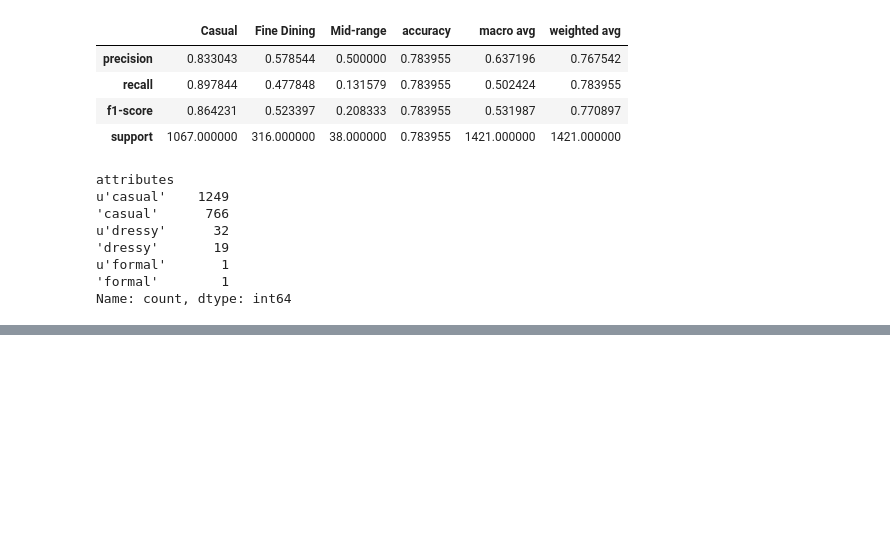
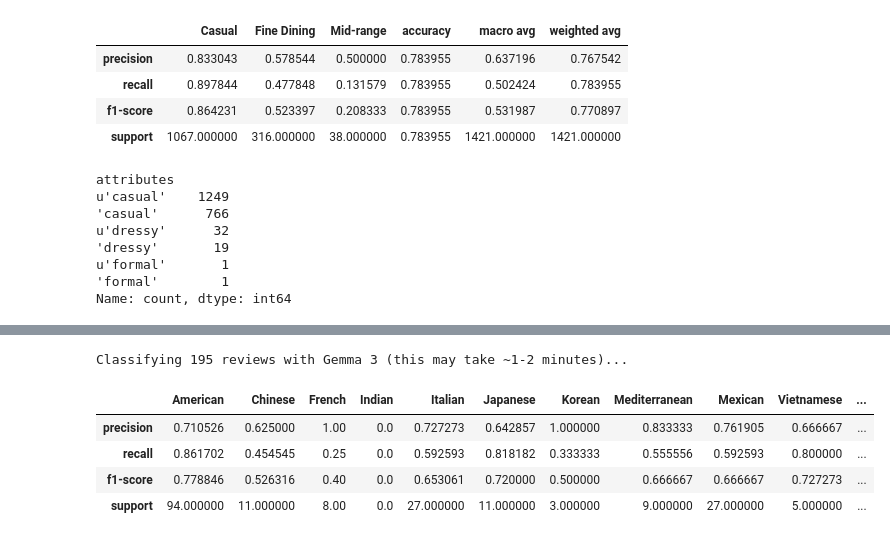
Before and after one commit to vylim/restaurant-text-classification, a Jupyter notebook: project.ipynb, the cells around one changed output, grey strips where cells are left out. Drawn from its saved outputs; the diff is of its cells as text; code cells hidden in the pictures; blank space fills up the shorter version.

Commit message:
zero-shot llm classification

```diff
--- a/project.ipynb
+++ b/project.ipynb
@@ -303,0 +307,54 @@ Name: count, dtype: int64
+# %%
+import os
+from openai import OpenAI
+from dotenv import load_dotenv
+from sklearn.metrics import classification_report
+
+load_dotenv()
+client = OpenAI(
+    api_key=os.environ["API_KEY"],
+    base_url="https://ol.sci.pitt.edu"
+)
+
+CUISINES = ['Chinese', 'Italian', 'Mexican', 'French', 'Japanese', 'Korean', 'Mediterranean', 'Vietnamese', 'American']
+CUISINE_LIST_STR = ', '.join(CUISINES)
+
+def classify_cuisine_llm(review_text):
+    prompt = (
+        f"What cuisine type is this restaurant? "
+        f"Reply with exactly one word from this list: {CUISINE_LIST_STR}. "
+        f"Do not explain — just the single word.\n\n"
+        f"Review: {review_text[:500]}"
+    )
+    response = client.chat.completions.create(
+        model="gemma3",
+        messages=[{"role": "user", "content": prompt}],
+        max_tokens=10
+    )
+    pred = response.choices[0].message.content.strip()
+    for cuisine in CUISINES:
+        if cuisine.lower() in pred.lower():
+            return cuisine
+    return pred
+
+# Stratified sample of ~200 from the test set, grouped directly on y_test
+sample_idx = (
+    y_test.groupby(y_test)
+    .apply(lambda g: g.sample(min(len(g), max(1, int(200 * len(g) / len(y_test)))), random_state=42))
+    .index.get_level_values(-1)
+)
+x_sample = x_test.loc[sample_idx]
+y_sample = y_test.loc[sample_idx]
+
+print(f"Classifying {len(x_sample)} reviews with Gemma 3 (this may take ~1-2 minutes)...")
+llm_preds = [classify_cuisine_llm(text) for text in x_sample]
+
+results_llm = pd.DataFrame(classification_report(y_sample, llm_preds, output_dict=True, zero_division=0))
+results_llm
+# %% [output]
+Classifying 195 reviews with Gemma 3 (this may take ~1-2 minutes)...
+|  | American | Chinese | French | Indian | Italian | Japanese | Korean | Mediterranean | Mexican | Vietnamese | ... |
+| precision | 0.710526 | 0.625000 | 1.00 | 0.0 | 0.727273 | 0.642857 | 1.000000 | 0.833333 | 0.761905 | 0.666667 | ... |
+| recall | 0.861702 | 0.454545 | 0.25 | 0.0 | 0.592593 | 0.818182 | 0.333333 | 0.555556 | 0.592593 | 0.800000 | ... |
+| f1-score | 0.778846 | 0.526316 | 0.40 | 0.0 | 0.653061 | 0.720000 | 0.500000 | 0.666667 | 0.666667 | 0.727273 | ... |
+| support | 94.000000 | 11.000000 | 8.00 | 0.0 | 27.000000 | 11.000000 | 3.000000 | 9.000000 | 27.000000 | 5.000000 | ... |
```
Also changed, not shown: parts of 3 cells of this notebook, 3 other files.
